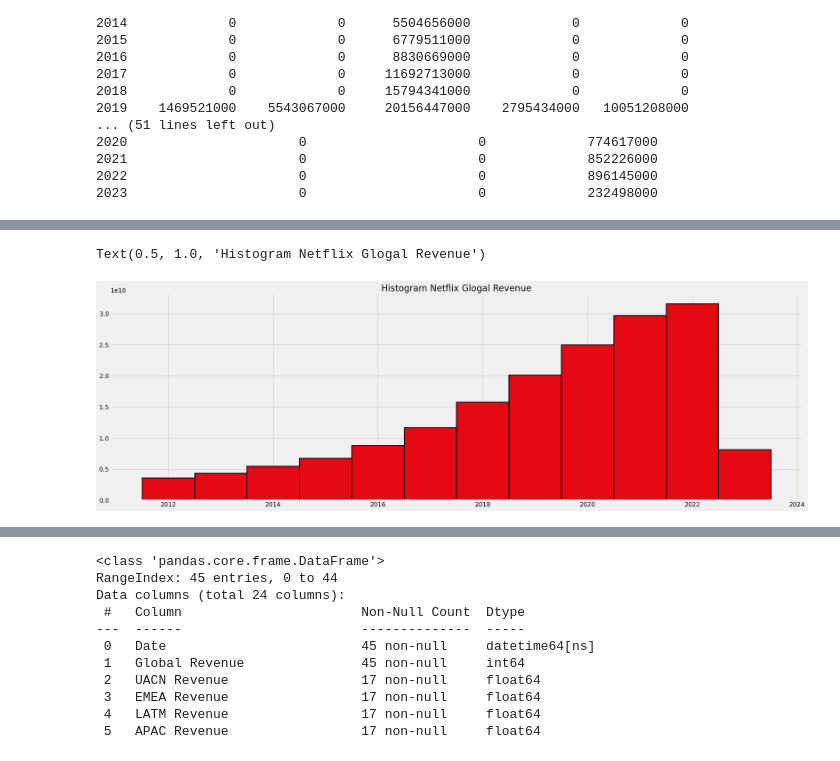
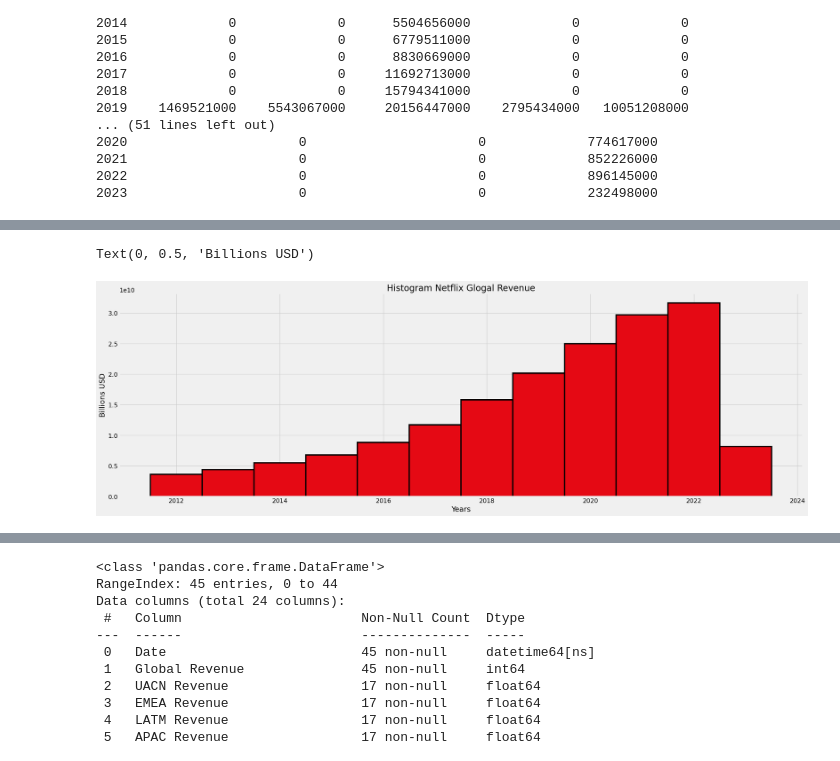
Before and after one commit to danielrodriguez007/Data_Analysis, a Jupyter notebook: Netflix_OTT.ipynb, the cells around one changed output, grey strips where cells are left out. Saved outputs shown, nothing was run; the diff lists cells and outputs as text; code cells hidden in the pictures.

Commit message:
Netflix_OTT

```diff
--- a/Netflix_OTT.ipynb
+++ b/Netflix_OTT.ipynb
@@ -191,9 +215,11 @@ px.box(dfb, points="all")
 # %%
 dt= data.groupby(['Year'])['Global Revenue'].sum()
 
 plt.figure(figsize=(25,8))
-plt.bar(dt.index,dt.values,width=1,edgecolor="#000000", color="#E50914", linewidth=2)
+plt.bar(dt.index,dt.values,width=1,edgecolor="#000000", color="#E50914", linewidth=3)
 plt.title("Histogram Netflix Glogal Revenue")
+plt.xlabel("Years")
+plt.ylabel("Billions USD")
 # %% [output]
-Text(0.5, 1.0, 'Histogram Netflix Glogal Revenue')
+Text(0, 0.5, 'Billions USD')
-[figure, old version]
+[figure, new version]
```
Also changed, not shown: parts of 13 cells of this notebook.
